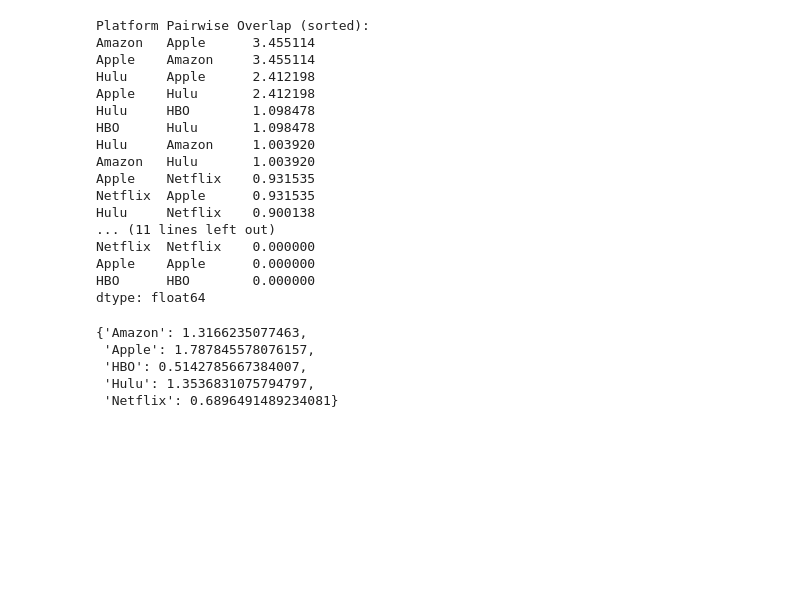
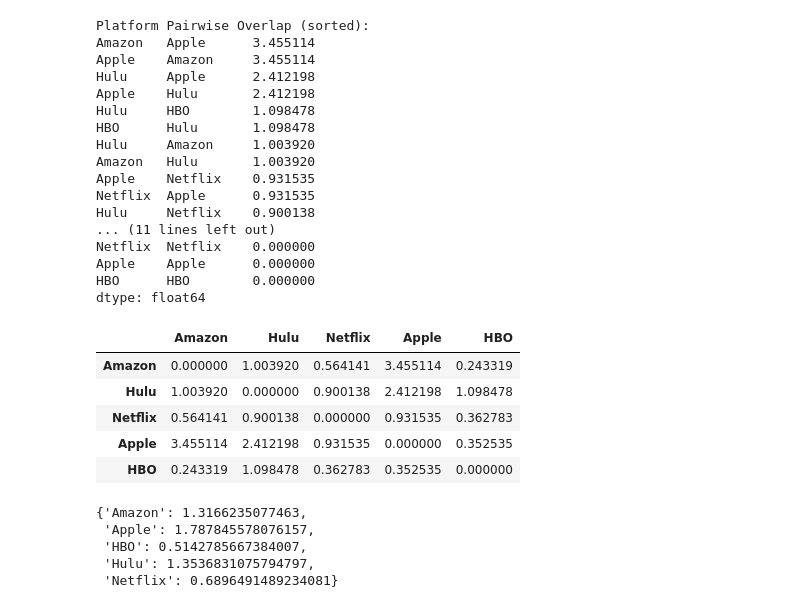
Before and after one commit to kval122/StreamingAnalysis, a Jupyter notebook: notebooks/analysis.ipynb, the cells around one changed output. Saved outputs shown, nothing was run; the diff lists cells and outputs as text; code cells hidden in the pictures; blank space fills up the shorter version.

```diff
--- a/notebooks/analysis.ipynb
+++ b/notebooks/analysis.ipynb
@@ -527,3 +523,12 @@ Netflix  Netflix    0.000000
 Apple    Apple      0.000000
 HBO      HBO        0.000000
 dtype: float64
+# %%
+binary_overlap_matrix
+# %% [output]
+|  | Amazon | Hulu | Netflix | Apple | HBO |
+| Amazon | 0.000000 | 1.003920 | 0.564141 | 3.455114 | 0.243319 |
+| Hulu | 1.003920 | 0.000000 | 0.900138 | 2.412198 | 1.098478 |
+| Netflix | 0.564141 | 0.900138 | 0.000000 | 0.931535 | 0.362783 |
+| Apple | 3.455114 | 2.412198 | 0.931535 | 0.000000 | 0.352535 |
+| HBO | 0.243319 | 1.098478 | 0.362783 | 0.352535 | 0.000000 |
```
Also changed, not shown: parts of 12 cells of this notebook.
